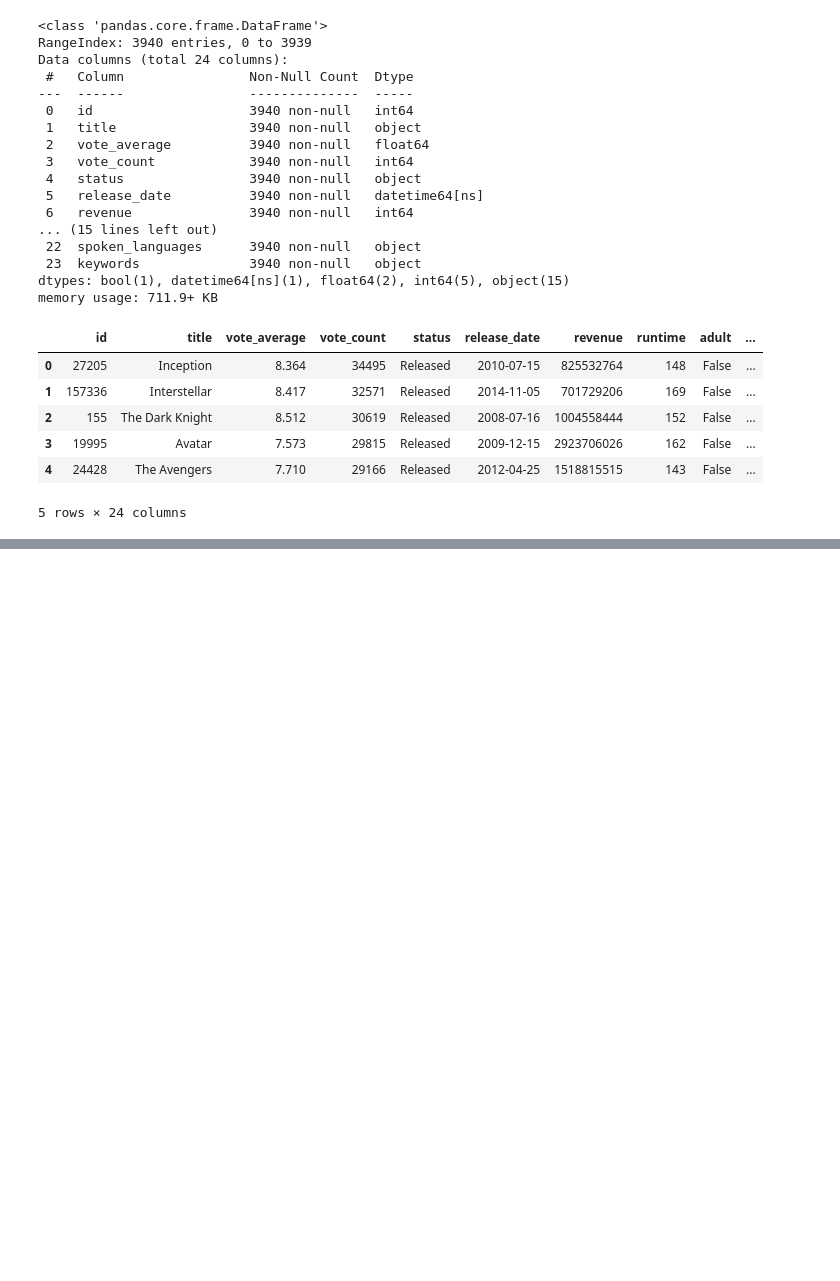
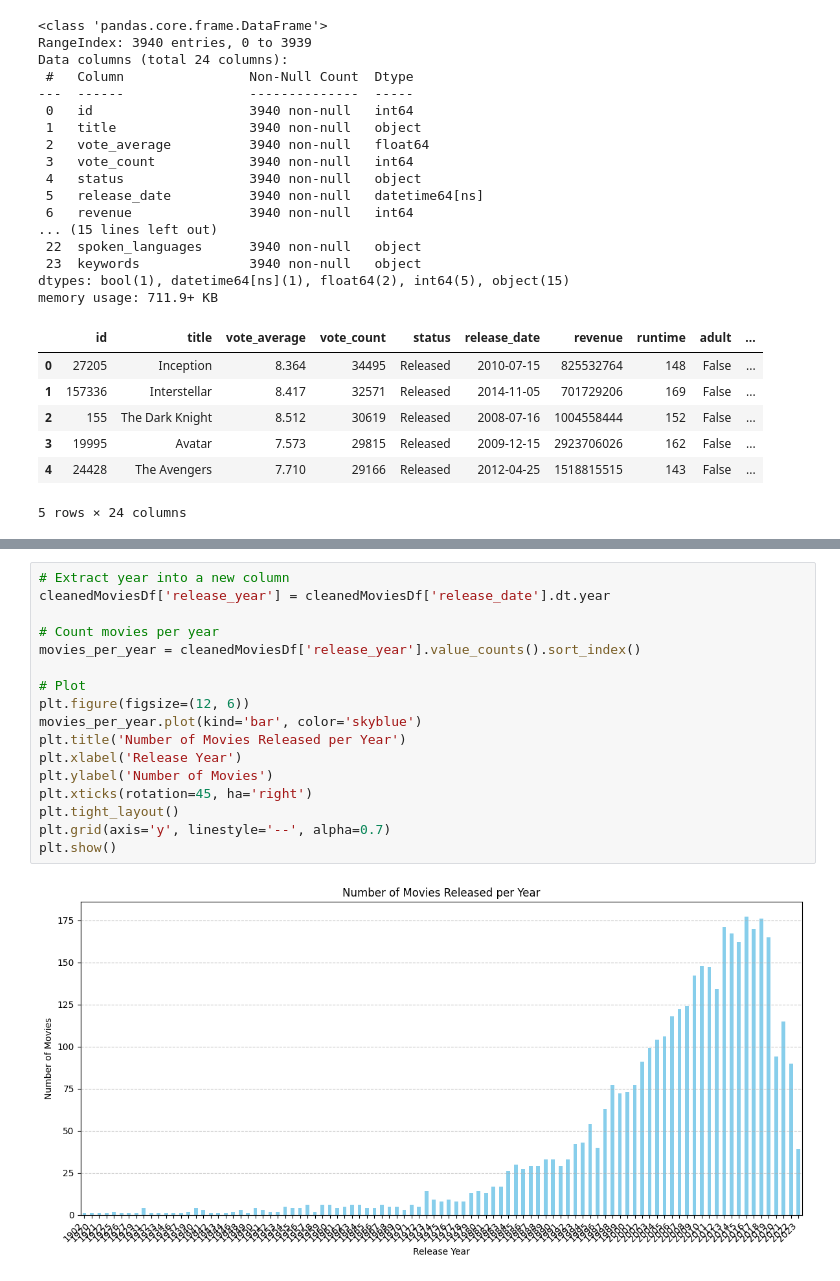
Before and after one commit to carloscailao/CSMODEL, a Jupyter notebook: notebook.ipynb, the cells around one changed output, grey strips where cells are left out. Saved outputs shown, nothing was run; the diff lists cells and outputs as text; blank space fills up the shorter version.

```diff
--- a/notebook.ipynb
+++ b/notebook.ipynb
@@ -551,0 +871,19 @@ memory usage: 711.9+ KB
+# %%
+# Extract year into a new column
+cleanedMoviesDf['release_year'] = cleanedMoviesDf['release_date'].dt.year
+
+# Count movies per year
+movies_per_year = cleanedMoviesDf['release_year'].value_counts().sort_index()
+
+# Plot
+plt.figure(figsize=(12, 6))
+movies_per_year.plot(kind='bar', color='skyblue')
+plt.title('Number of Movies Released per Year')
+plt.xlabel('Release Year')
+plt.ylabel('Number of Movies')
+plt.xticks(rotation=45, ha='right')
+plt.tight_layout()
+plt.grid(axis='y', linestyle='--', alpha=0.7)
+plt.show()
+# %% [output]
+[figure, added]
```
Also changed, not shown: parts of 80 cells of this notebook.
